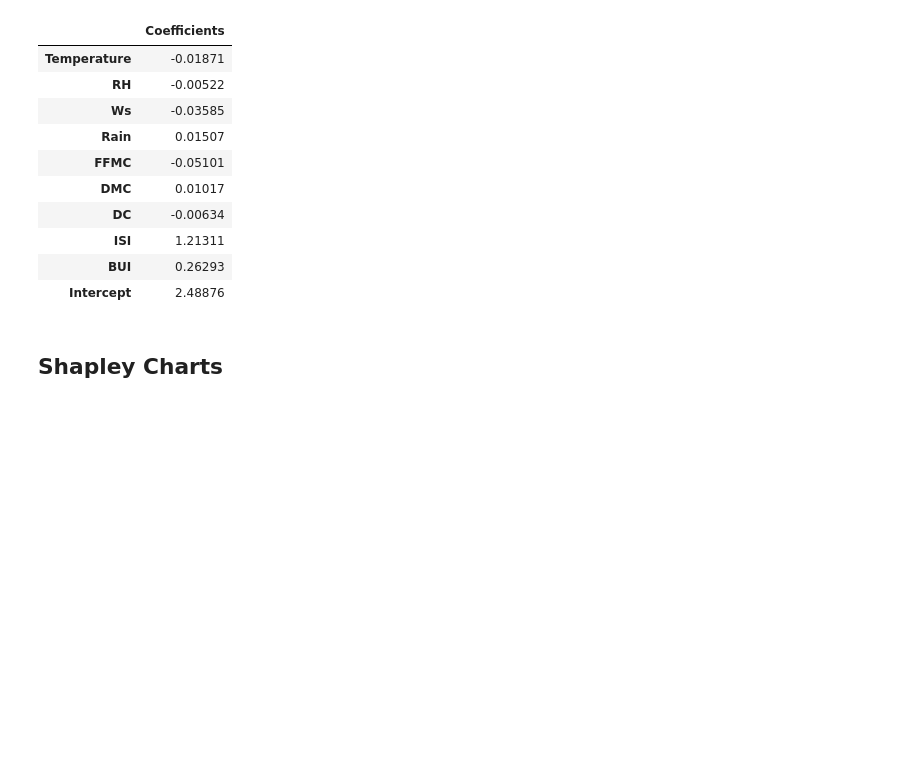
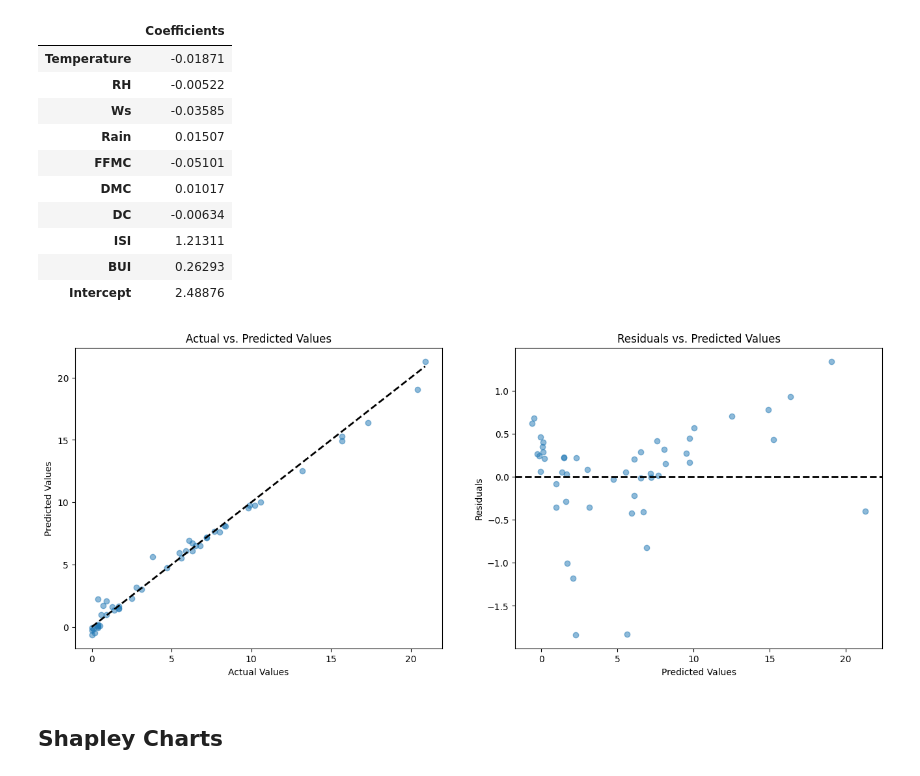
Before and after one commit to simonsymhoven/shap-thesis, a Jupyter notebook: notebooks/forest/forest.ipynb, the cells around one changed output. Saved outputs shown, nothing was run; the diff lists cells and outputs as text; code cells hidden in the pictures; blank space fills up the shorter version.

```diff
--- a/notebooks/forest/forest.ipynb
+++ b/notebooks/forest/forest.ipynb
@@ -133,6 +133,26 @@ cdf
 | ISI | 1.21311 |
 | BUI | 0.26293 |
 | Intercept | 2.48876 |
+# %%
+residuals = y_test - y_pred
+
+fig, axs = plt.subplots(1, 2, figsize=(16, 6))
+
+axs[0].scatter(y_test, y_pred, alpha=0.5)
+axs[0].plot([y_test.min(), y_test.max()], [y_test.min(), y_test.max()], '--k', linewidth=2)
+axs[0].set_title('Actual vs. Predicted Values')
+axs[0].set_xlabel('Actual Values')
+axs[0].set_ylabel('Predicted Values')
+
+axs[1].scatter(y_pred, residuals, alpha=0.5)
+axs[1].axhline(y=0, color='k', linestyle='--', linewidth=2)
+axs[1].set_title('Residuals vs. Predicted Values')
+axs[1].set_xlabel('Predicted Values')
+axs[1].set_ylabel('Residuals')
+
+plt.show()
+# %% [output]
+[figure, added]
 # %% [markdown]
 ## Shapley Charts
 # %%
```
Also changed, not shown: parts of 1 cell of this notebook, 9 other files.
